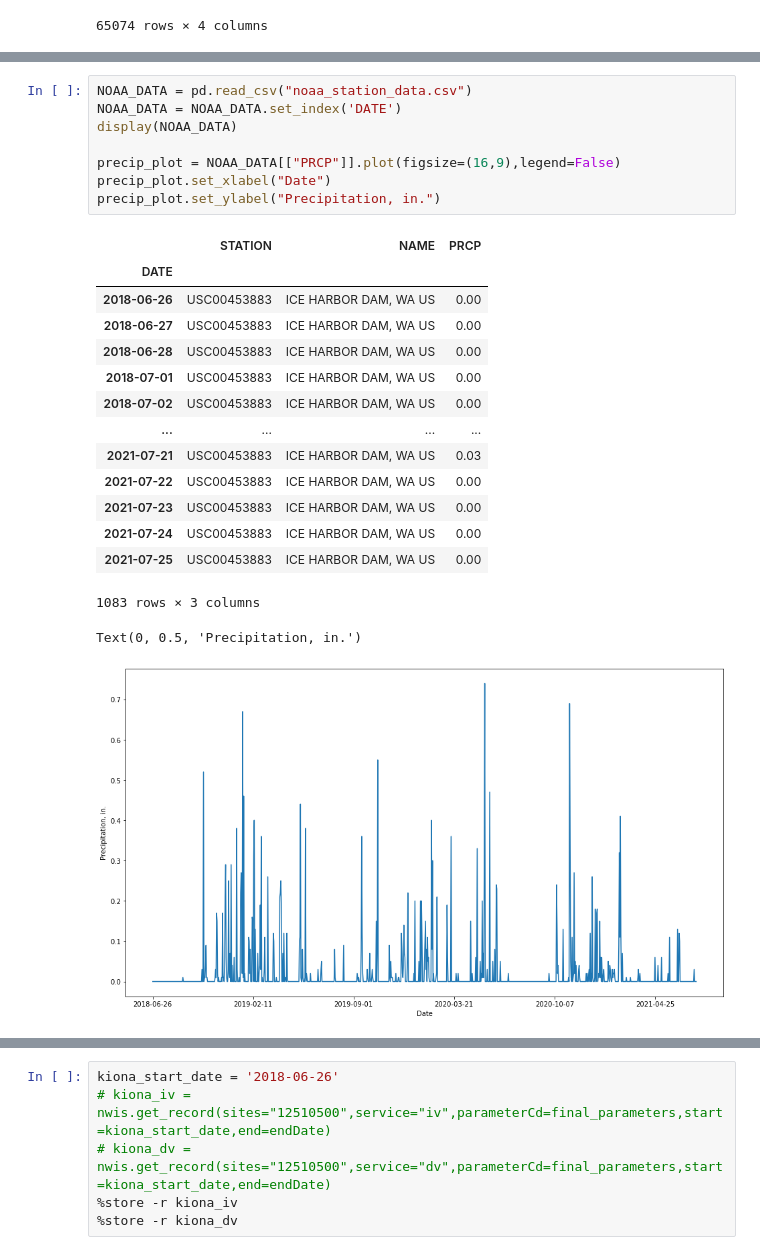
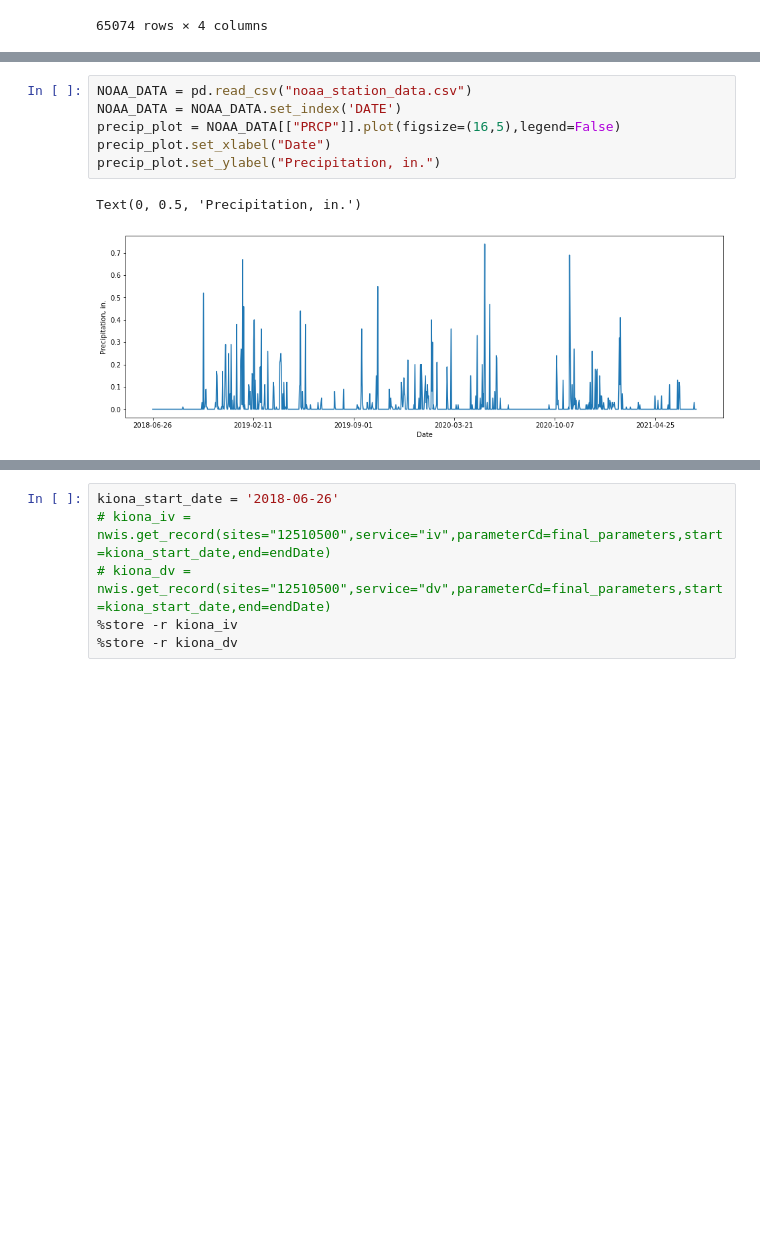
Before and after one commit to isosafrasaurus/pnnl_watersheds, a Jupyter notebook: nwis_data_analysis.ipynb, the cells around one changed output, grey strips where cells are left out. Cells and saved outputs as stored; diff of their text form; blank space fills up the shorter version.

```diff
--- a/nwis_data_analysis.ipynb
+++ b/nwis_data_analysis.ipynb
@@ -114,25 +110,9 @@ ringold_dv_final
 # %%
 NOAA_DATA = pd.read_csv("noaa_station_data.csv")
 NOAA_DATA = NOAA_DATA.set_index('DATE')
-display(NOAA_DATA)
-
-precip_plot = NOAA_DATA[["PRCP"]].plot(figsize=(16,9),legend=False)
+precip_plot = NOAA_DATA[["PRCP"]].plot(figsize=(16,5),legend=False)
 precip_plot.set_xlabel("Date")
 precip_plot.set_ylabel("Precipitation, in.")
 # %% [output]
-|  | STATION | NAME | PRCP |
-| DATE |  |  |  |
-| 2018-06-26 | USC00453883 | ICE HARBOR DAM, WA US | 0.00 |
-| 2018-06-27 | USC00453883 | ICE HARBOR DAM, WA US | 0.00 |
-| 2018-06-28 | USC00453883 | ICE HARBOR DAM, WA US | 0.00 |
-| 2018-07-01 | USC00453883 | ICE HARBOR DAM, WA US | 0.00 |
-| 2018-07-02 | USC00453883 | ICE HARBOR DAM, WA US | 0.00 |
-| ... | ... | ... | ... |
-| 2021-07-21 | USC00453883 | ICE HARBOR DAM, WA US | 0.03 |
-| 2021-07-22 | USC00453883 | ICE HARBOR DAM, WA US | 0.00 |
-| 2021-07-23 | USC00453883 | ICE HARBOR DAM, WA US | 0.00 |
-| 2021-07-24 | USC00453883 | ICE HARBOR DAM, WA US | 0.00 |
-| 2021-07-25 | USC00453883 | ICE HARBOR DAM, WA US | 0.00 |
-1083 rows × 3 columns
+Text(0, 0.5, 'Precipitation, in.')
-Text(0, 0.5, 'Precipitation, in.')
-[figure, old version]
+[figure, new version]
```
Also changed, not shown: parts of 6 cells of this notebook.
